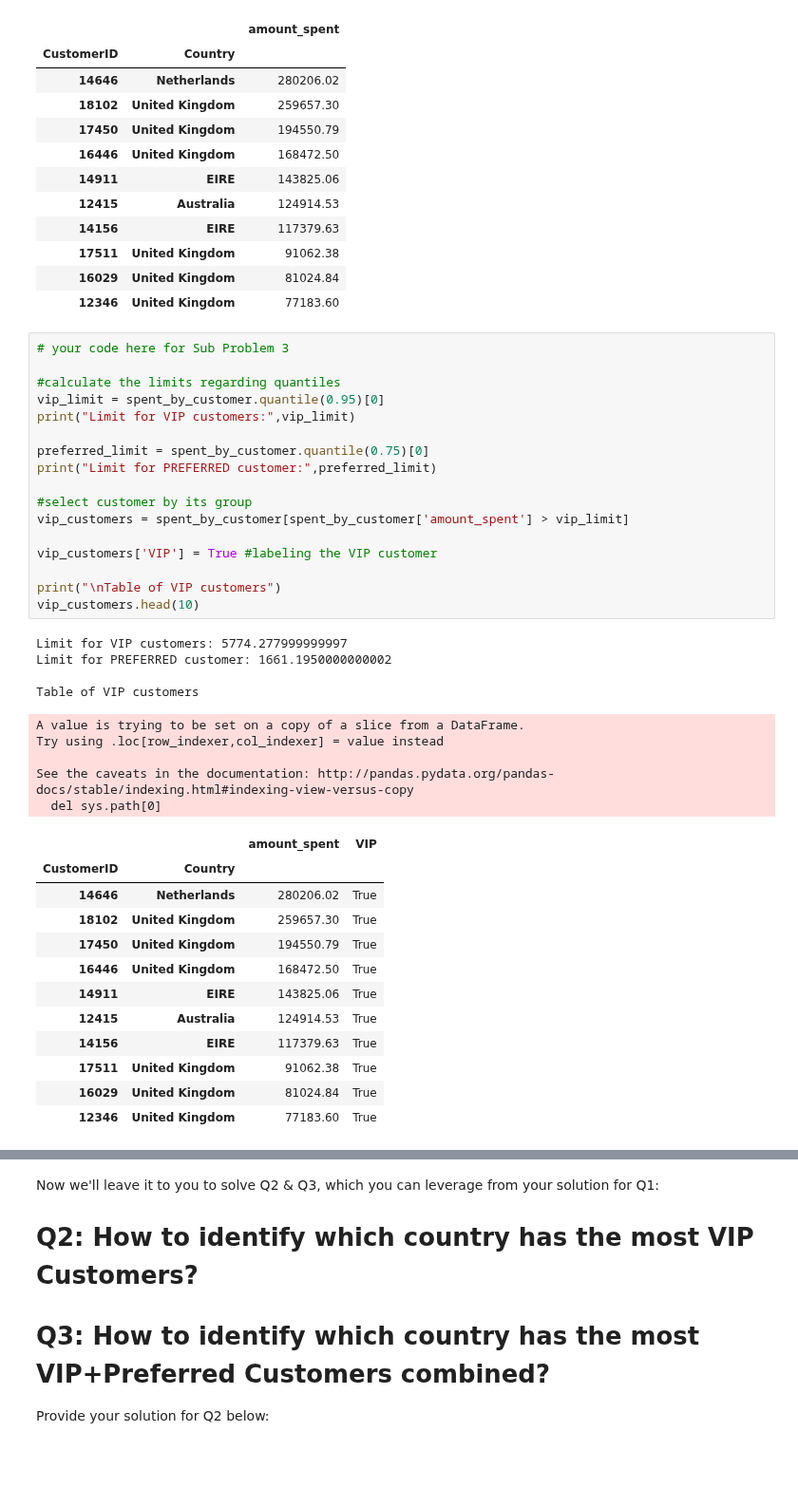
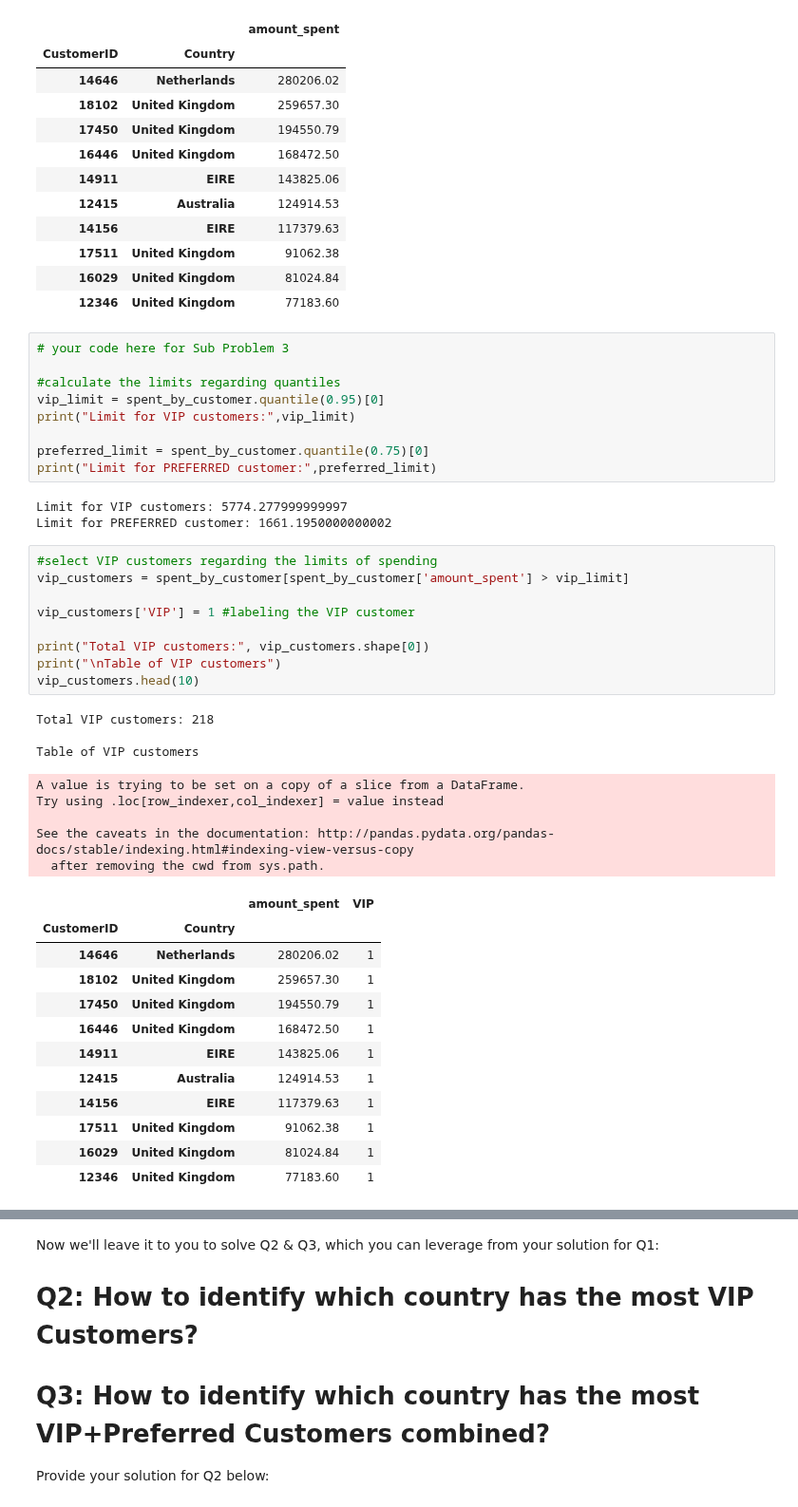
Before and after one commit to davidlafuentem/data-labs, a Jupyter notebook: module-2/lab-df-calculation-and-transformation/your-code/challenge-3.ipynb, the cells around one changed output, grey strips where cells are left out. Shown at 95% size. Drawn from its saved outputs; the diff is of its cells as text; blank space fills up the shorter version.

```diff
--- a/module-2/lab-df-calculation-and-transformation/your-code/challenge-3.ipynb
+++ b/module-2/lab-df-calculation-and-transformation/your-code/challenge-3.ipynb
@@ -78,34 +78,37 @@ print("Limit for VIP customers:",vip_limit)
 
 preferred_limit = spent_by_customer.quantile(0.75)[0]
 print("Limit for PREFERRED customer:",preferred_limit)
-
-#select customer by its group
-vip_customers = spent_by_customer[spent_by_customer['amount_spent'] > vip_limit]
-
-vip_customers['VIP'] = True #labeling the VIP customer
-
-print("\nTable of VIP customers")
-vip_customers.head(10)
 # %% [output]
 Limit for VIP customers: 5774.277999999997
 Limit for PREFERRED customer: 1661.1950000000002
-
-Table of VIP customers
-A value is trying to be set on a copy of a slice from a DataFrame.
-Try using .loc[row_indexer,col_indexer] = value instead
-
-See the caveats in the documentation: http://pandas.pydata.org/pandas-docs/stable/indexing.html#indexing-view-versus-copy
-  del sys.path[0]
-|  |  | amount_spent | VIP |
-| CustomerID | Country |  |  |
-| 14646 | Netherlands | 280206.02 | True |
-| 18102 | United Kingdom | 259657.30 | True |
-| 17450 | United Kingdom | 194550.79 | True |
-| 16446 | United Kingdom | 168472.50 | True |
-| 14911 | EIRE | 143825.06 | True |
-| 12415 | Australia | 124914.53 | True |
-| 14156 | EIRE | 117379.63 | True |
-| 17511 | United Kingdom | 91062.38 | True |
-| 16029 | United Kingdom | 81024.84 | True |
-| 12346 | United Kingdom | 77183.60 | True |
+# %%
+#select VIP customers regarding the limits of spending
+vip_customers = spent_by_customer[spent_by_customer['amount_spent'] > vip_limit]
+
+vip_customers['VIP'] = 1 #labeling the VIP customer
+
+print("Total VIP customers:", vip_customers.shape[0])
+print("\nTable of VIP customers")
+vip_customers.head(10)
+# %% [output]
+Total VIP customers: 218
+
+Table of VIP customers
+A value is trying to be set on a copy of a slice from a DataFrame.
+Try using .loc[row_indexer,col_indexer] = value instead
+
+See the caveats in the documentation: http://pandas.pydata.org/pandas-docs/stable/indexing.html#indexing-view-versus-copy
+  after removing the cwd from sys.path.
+|  |  | amount_spent | VIP |
+| CustomerID | Country |  |  |
+| 14646 | Netherlands | 280206.02 | 1 |
+| 18102 | United Kingdom | 259657.30 | 1 |
+| 17450 | United Kingdom | 194550.79 | 1 |
+| 16446 | United Kingdom | 168472.50 | 1 |
+| 14911 | EIRE | 143825.06 | 1 |
+| 12415 | Australia | 124914.53 | 1 |
+| 14156 | EIRE | 117379.63 | 1 |
+| 17511 | United Kingdom | 91062.38 | 1 |
+| 16029 | United Kingdom | 81024.84 | 1 |
+| 12346 | United Kingdom | 77183.60 | 1 |
 # %%
```
Also changed, not shown: parts of 8 cells of this notebook.
